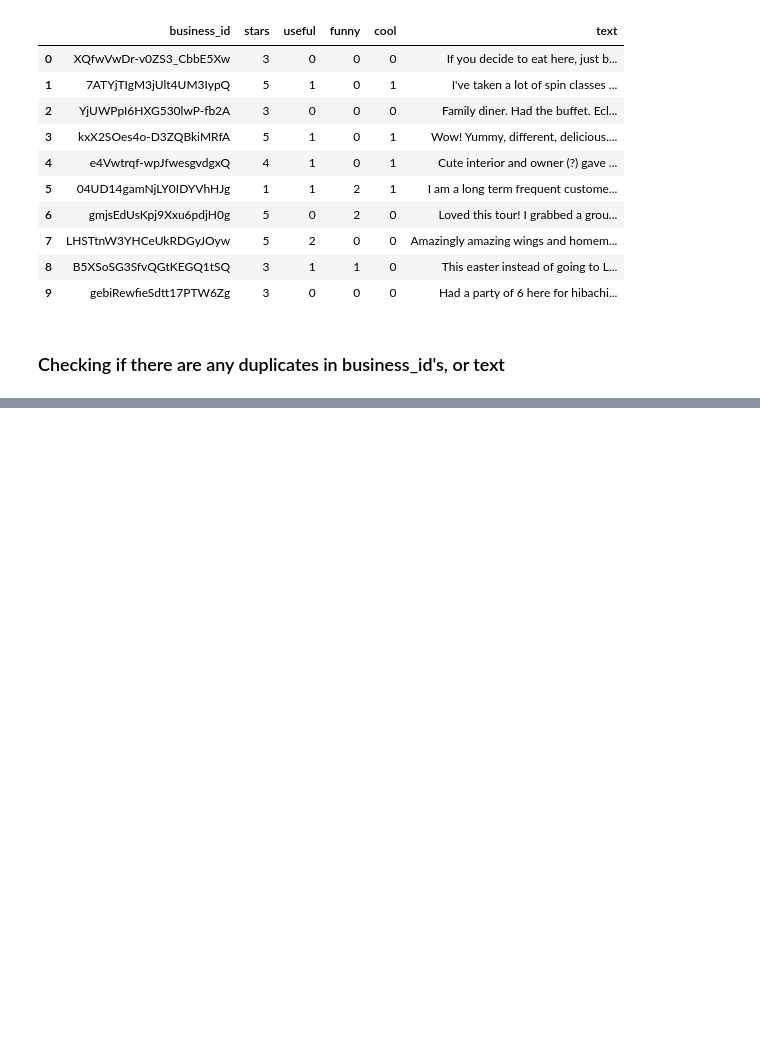
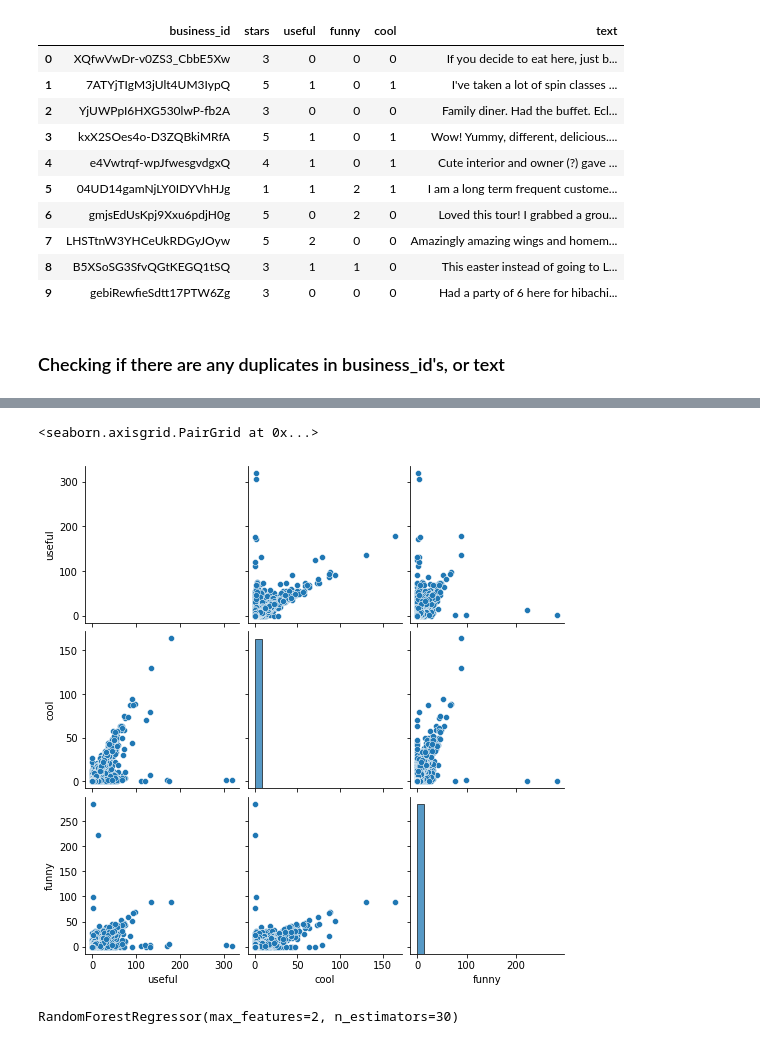
Before and after one commit to lonnagee/4447-Project, a Jupyter notebook: Yelp Reviews testing.ipynb, the cells around one changed output, grey strips where cells are left out. Drawn from its saved outputs; the diff is of its cells as text; code cells hidden in the pictures; blank space fills up the shorter version.

```diff
--- a/Yelp Reviews testing.ipynb
+++ b/Yelp Reviews testing.ipynb
@@ -49,0 +170,12 @@ len(dups)
+# %%
+sorted_corr = corr_matrix['stars'].abs().sort_values(ascending=False)
+top_corr = sorted_corr[1:4].index
+sns.pairplot(dups[top_corr])
+# %% [output]
+<seaborn.axisgrid.PairGrid at 0x...>
+[figure, added]
+# %%
+feature_import = grid_search.best_estimator_
+features_df = pd.DataFrame({'Importance': feature_import})
+# %% [output]
+RandomForestRegressor(max_features=2, n_estimators=30)
```
Also changed, not shown: parts of 15 cells of this notebook.
